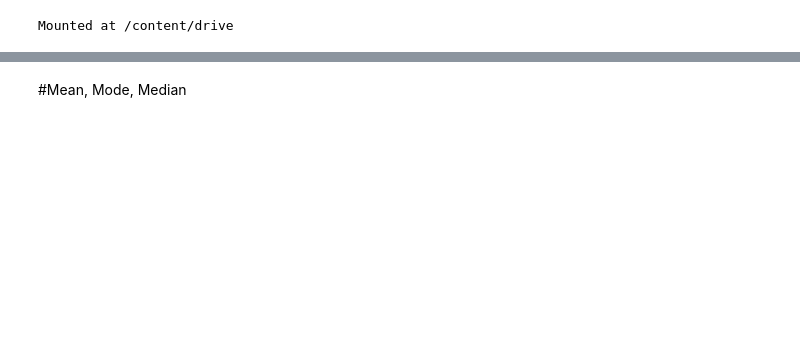
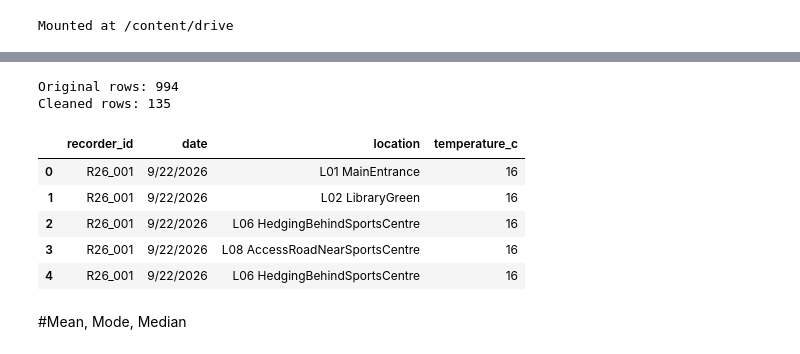
Before and after one commit to OisinStapleton/ml-campus_data-project-colab, a Jupyter notebook: MiniProjectOS.ipynb, the cells around one changed output, grey strips where cells are left out. Saved outputs shown, nothing was run; the diff lists cells and outputs as text; code cells hidden in the pictures; blank space fills up the shorter version.

```diff
--- a/MiniProjectOS.ipynb
+++ b/MiniProjectOS.ipynb
@@ -164,3 +37,28 @@ memory usage: 178.7+ KB
+# %%
+# 1. Remove rows where crucial identifier information is missing
+cleaned_df = df.dropna(subset=['recorder_id', 'date', 'location']).copy()
+
+# 2. Clean and convert 'temperature_c' to integer values
+# We first convert the values to numeric, turning any invalid non-numeric strings to NaN
+cleaned_df['temperature_c'] = pd.to_numeric(cleaned_df['temperature_c'], errors='coerce')
+
+# Fill any NaN temperatures with a default value (e.g., median) or drop them
+median_temp = cleaned_df['temperature_c'].median()
+cleaned_df['temperature_c'] = cleaned_df['temperature_c'].fillna(median_temp).astype(int)
+
+# 3. Print the results to verify
+print(f"Original rows: {len(df)}")
+print(f"Cleaned rows: {len(cleaned_df)}")
+display(cleaned_df[['recorder_id', 'date', 'location', 'temperature_c']].head())
+# %% [output]
+Original rows: 994
+Cleaned rows: 135
+|  | recorder_id | date | location | temperature_c |
+| 0 | R26_001 | 9/22/2026 | L01 MainEntrance | 16 |
+| 1 | R26_001 | 9/22/2026 | L02 LibraryGreen | 16 |
+| 2 | R26_001 | 9/22/2026 | L06 HedgingBehindSportsCentre | 16 |
+| 3 | R26_001 | 9/22/2026 | L08 AccessRoadNearSportsCentre | 16 |
+| 4 | R26_001 | 9/22/2026 | L06 HedgingBehindSportsCentre | 16 |
 # %% [markdown]
 #Mean, Mode, Median
 # %%
```
Also changed, not shown: parts of 21 cells of this notebook.
